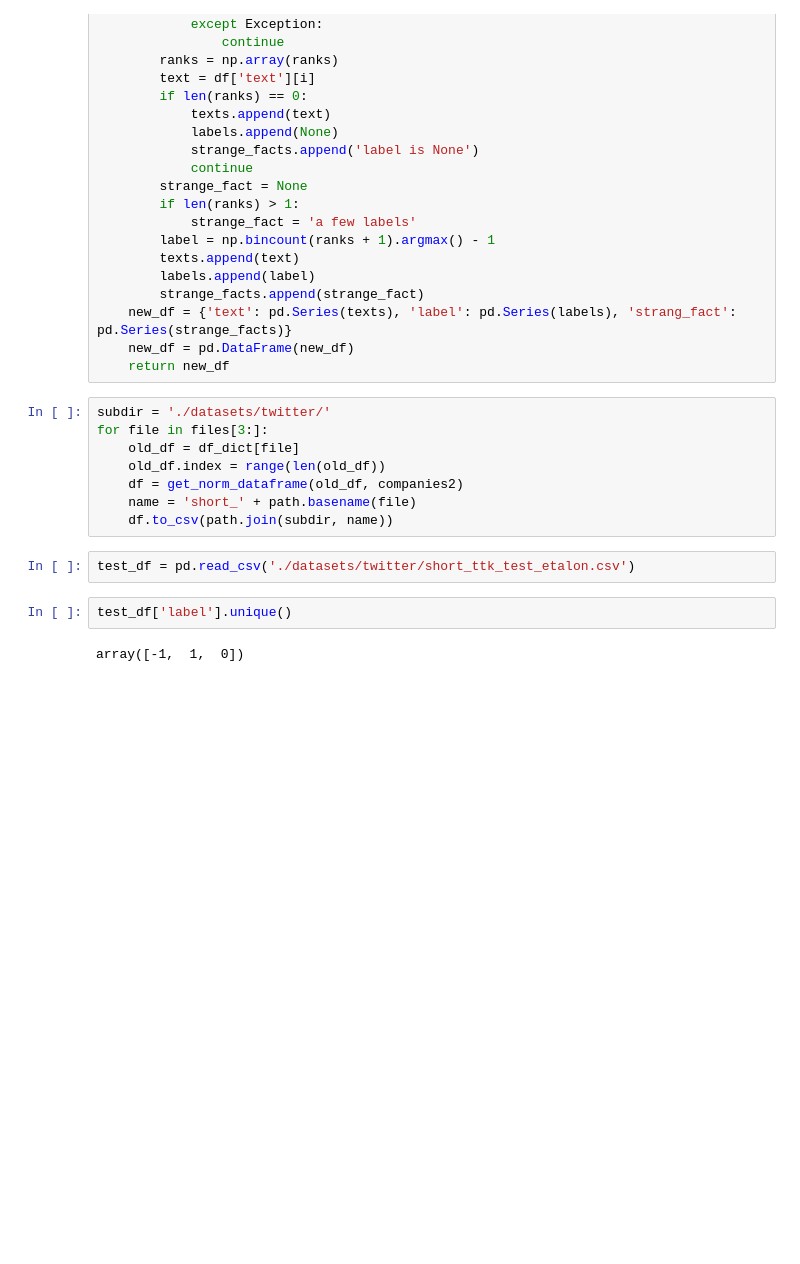
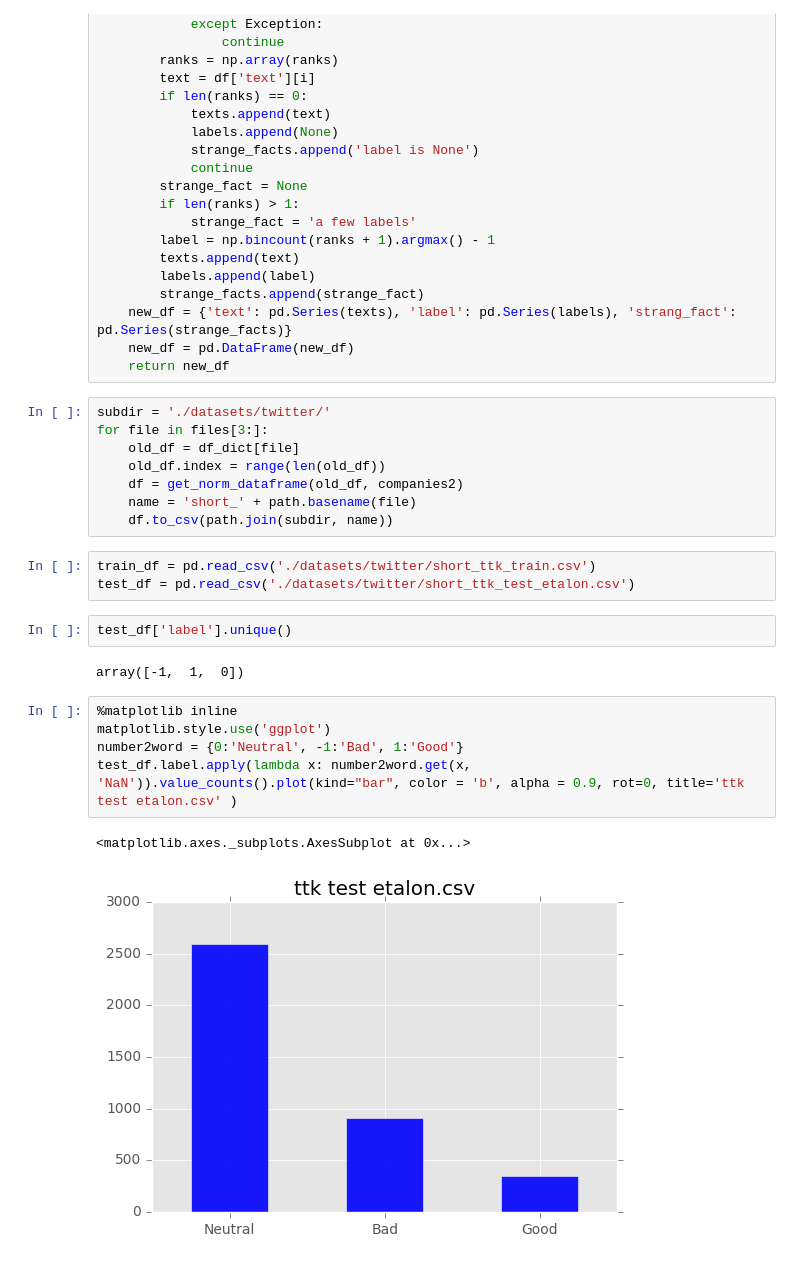
Before and after one commit to ParkinMsu/short_text_sentiment_analysis, a Jupyter notebook: data_analysis.ipynb, the cells around one changed output. Drawn from its saved outputs; the diff is of its cells as text; blank space fills up the shorter version.

```diff
--- a/data_analysis.ipynb
+++ b/data_analysis.ipynb
@@ -228,8 +232,17 @@ for file in files[3:]:
     name = 'short_' + path.basename(file)
     df.to_csv(path.join(subdir, name))
 # %%
+train_df = pd.read_csv('./datasets/twitter/short_ttk_train.csv')
 test_df = pd.read_csv('./datasets/twitter/short_ttk_test_etalon.csv')
 # %%
 test_df['label'].unique()
 # %% [output]
 array([-1,  1,  0])
+# %%
+%matplotlib inline
+matplotlib.style.use('ggplot')
+number2word = {0:'Neutral', -1:'Bad', 1:'Good'}
+test_df.label.apply(lambda x: number2word.get(x, 'NaN')).value_counts().plot(kind="bar", color = 'b', alpha = 0.9, rot=0, title='ttk test etalon.csv' )
+# %% [output]
+<matplotlib.axes._subplots.AxesSubplot at 0x...>
+[figure, added]
```
Also changed, not shown: parts of 19 cells of this notebook, 1 other file.
